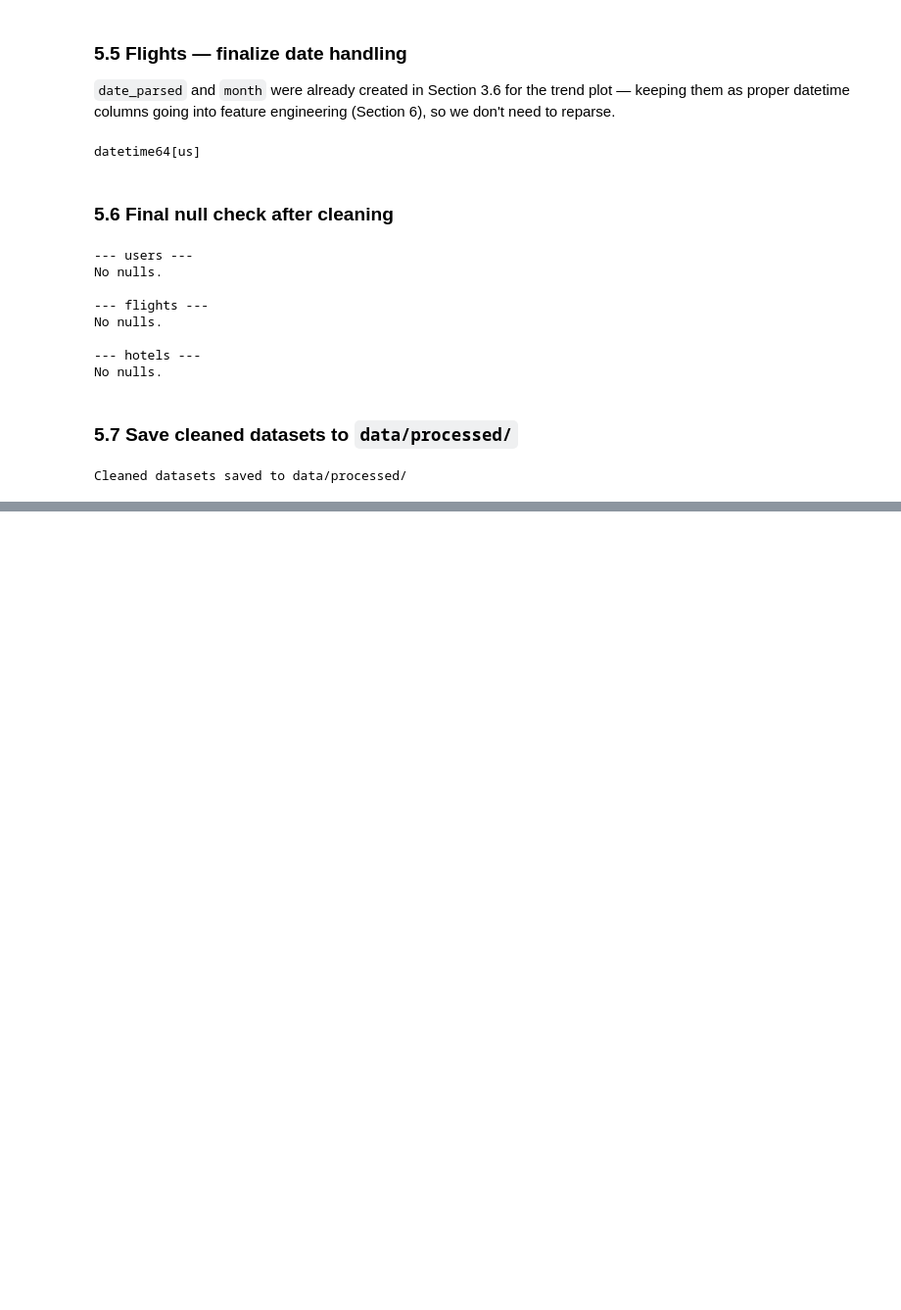
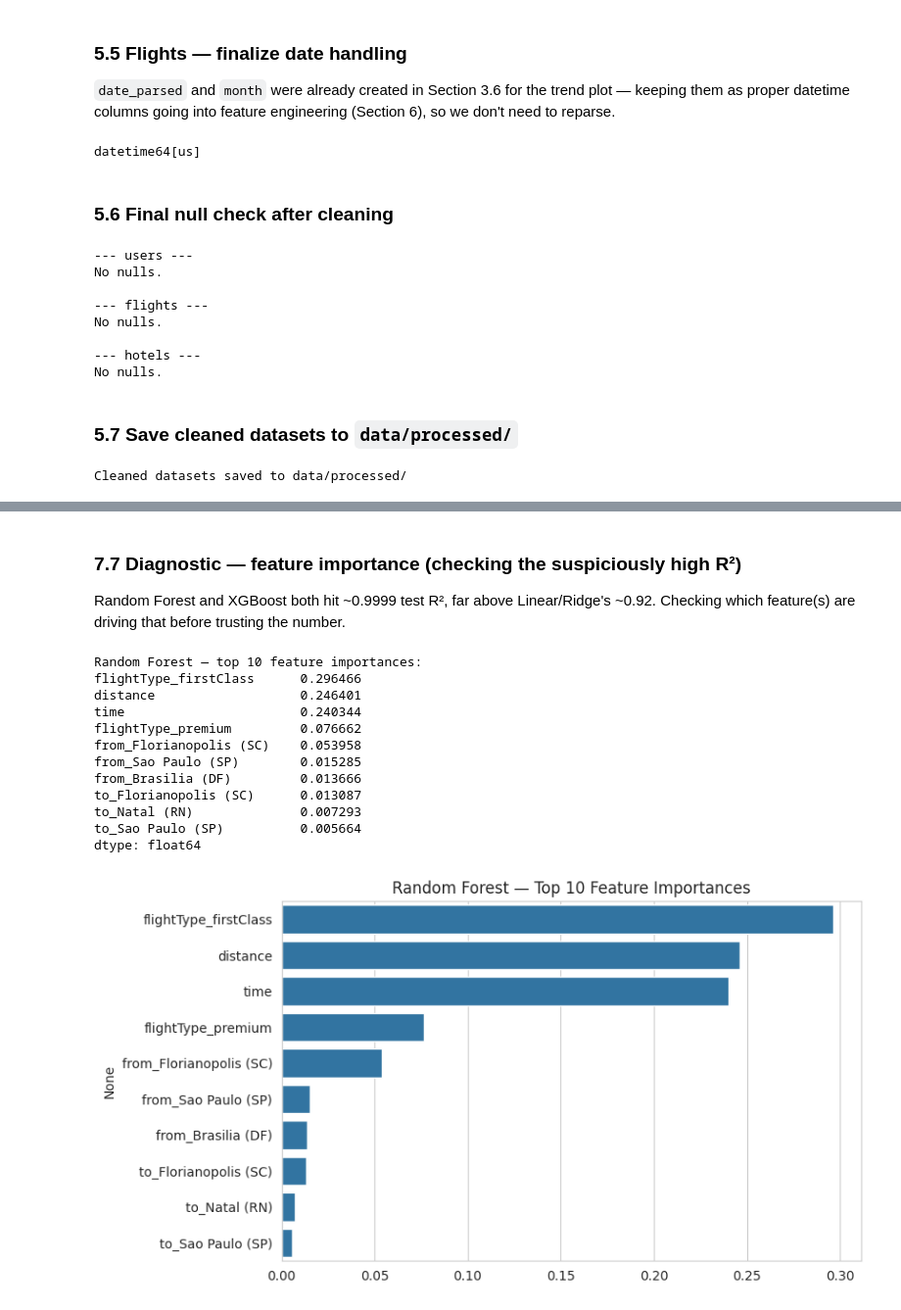
Before and after one commit to HariKrishnaKumar-watersprinter/voyage-analytics-integrating-mlops-AIML-intern-labmentix, a Jupyter notebook: notebooks/Voyage_Analytics_Capstone.ipynb, the cells around one changed output, grey strips where cells are left out. Shown at 98% size. Drawn from its saved outputs; the diff is of its cells as text; code cells hidden in the pictures; blank space fills up the shorter version.

Commit message:
Add feature engineering, model training/evaluation, export, Flask API, and Dockerfile

```diff
--- a/notebooks/Voyage_Analytics_Capstone.ipynb
+++ b/notebooks/Voyage_Analytics_Capstone.ipynb
@@ -635,0 +714,14 @@ Cleaned datasets saved to data/processed/
+# %%
+sort_idx = flights_encoded['date_parsed'].sort_values().index
+X_sorted = X.loc[sort_idx]
+y_sorted = y.loc[sort_idx]
+
+split_point = int(len(X_sorted) * 0.8)
+
+X_train, X_test = X_sorted.iloc[:split_point], X_sorted.iloc[split_point:]
+y_train, y_test = y_sorted.iloc[:split_point], y_sorted.iloc[split_point:]
+
+print("Train size:", X_train.shape[0])
+print("Test size: ", X_test.shape[0])
+print("Train date range:", flights_encoded.loc[X_train.index, 'date_parsed'].min(), "to", flights_encoded.loc[X_train.index, 'date_parsed'].max())
+print("Test date range: ", flights_encoded.loc[X_test.index, 'date_parsed'].min(), "to", flights_encoded.loc[X_test.index, 'date_parsed'].max())
@@ -635,0 +774,4 @@ Cleaned datasets saved to data/processed/
+# %%
+lr = LinearRegression()
+lr.fit(X_train, y_train)
+evaluate('Linear Regression', lr, X_train, y_train, X_test, y_test)
@@ -635,0 +794,4 @@ Cleaned datasets saved to data/processed/
+# %%
+ridge = Ridge(alpha=1.0, random_state=42)
+ridge.fit(X_train, y_train)
+evaluate('Ridge Regression', ridge, X_train, y_train, X_test, y_test)
@@ -635,0 +814,4 @@ Cleaned datasets saved to data/processed/
+# %%
+rf = RandomForestRegressor(n_estimators=200, max_depth=15, random_state=42, n_jobs=-1)
+rf.fit(X_train, y_train)
+evaluate('Random Forest', rf, X_train, y_train, X_test, y_test)
@@ -635,0 +864,27 @@ Cleaned datasets saved to data/processed/
+# %% [markdown]
+### 7.7 Diagnostic — feature importance (checking the suspiciously high R²)
+
+Random Forest and XGBoost both hit ~0.9999 test R², far above Linear/Ridge's ~0.92. Checking which feature(s) are driving that before trusting the number.
+# %%
+rf_importance = pd.Series(rf.feature_importances_, index=feature_cols).sort_values(ascending=False)
+print("Random Forest — top 10 feature importances:")
+print(rf_importance.head(10))
+
+plt.figure(figsize=(8,5))
+sns.barplot(x=rf_importance.head(10).values, y=rf_importance.head(10).index)
+plt.title('Random Forest — Top 10 Feature Importances')
+plt.show()
+# %% [output]
+Random Forest — top 10 feature importances:
+flightType_firstClass      0.296466
+distance                   0.246401
+time                       0.240344
+flightType_premium         0.076662
+from_Florianopolis (SC)    0.053958
+from_Sao Paulo (SP)        0.015285
+from_Brasilia (DF)         0.013666
+to_Florianopolis (SC)      0.013087
+to_Natal (RN)              0.007293
+to_Sao Paulo (SP)          0.005664
+dtype: float64
+[figure, added]
```
Also changed, not shown: parts of 47 cells of this notebook, 12 other files.
